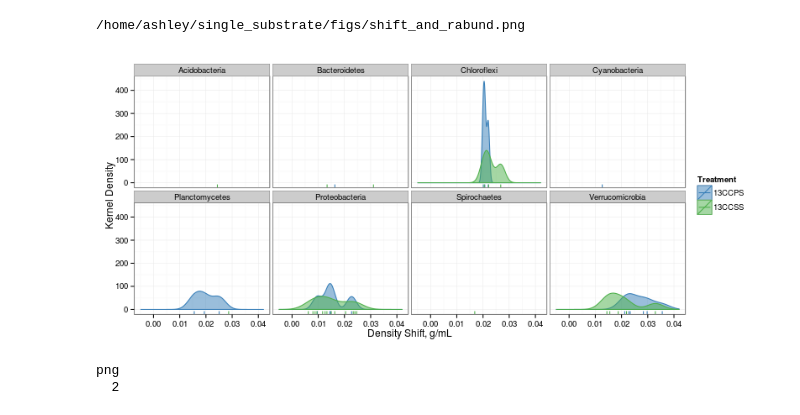
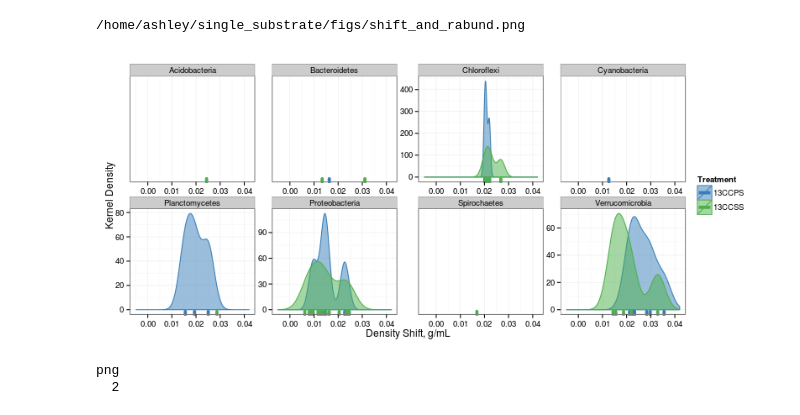
Before and after one commit to acampbellina/single_substrate, a Jupyter notebook: RA_KDE.ipynb, the cells around one changed output. Saved outputs shown, nothing was run; the diff lists cells and outputs as text; code cells hidden in the pictures.

```diff
--- a/RA_KDE.ipynb
+++ b/RA_KDE.ipynb
@@ -331,25 +331,25 @@ FileLink("figs/shift_and_rabund.png")
 # %%
 %%R -w 800 -h 350
 df_all.wShifts = merge(df_all, density_shift_allD30, by = c("OTU","Day","Treatment"))
 
 df.plot = subset(df_all.wShifts, padj <= FDR)
 
 colours = c("#377eb8", "#4daf4a")
 
 p2 = ggplot(df.plot, aes(x = as.numeric(as.character(shift))))
 
-p2 = p2 + facet_wrap(~Rank2, ncol=4)
+p2 = p2 + facet_wrap(~Rank2, ncol=4, scales = "free")
 p2 = p2 + geom_density(aes(color = Treatment, fill = Treatment), alpha = 0.50)
-p2 = p2 + geom_rug(aes(color = Treatment))
+p2 = p2 + geom_rug(aes(color = Treatment), size = 1.8)
 p2 = p2 + scale_color_manual(values=colours)
 p2 = p2 + scale_fill_manual(values=colours)
 p2 = p2 + labs(y = "Kernel Density", x = "Density Shift, g/mL")
 p2 = p2 + xlim(xmin = -0.005, xmax = 0.042)
 p2 = p2 + theme_bw()
 
 p2
 # %% [output]
-[figure, old version]
+[figure, new version]
 # %%
 %%R
 pdf("figs/KDE_byPhylum_panel.pdf", w = 10, h = 4)
```
Also changed, not shown: parts of 4 cells of this notebook.
